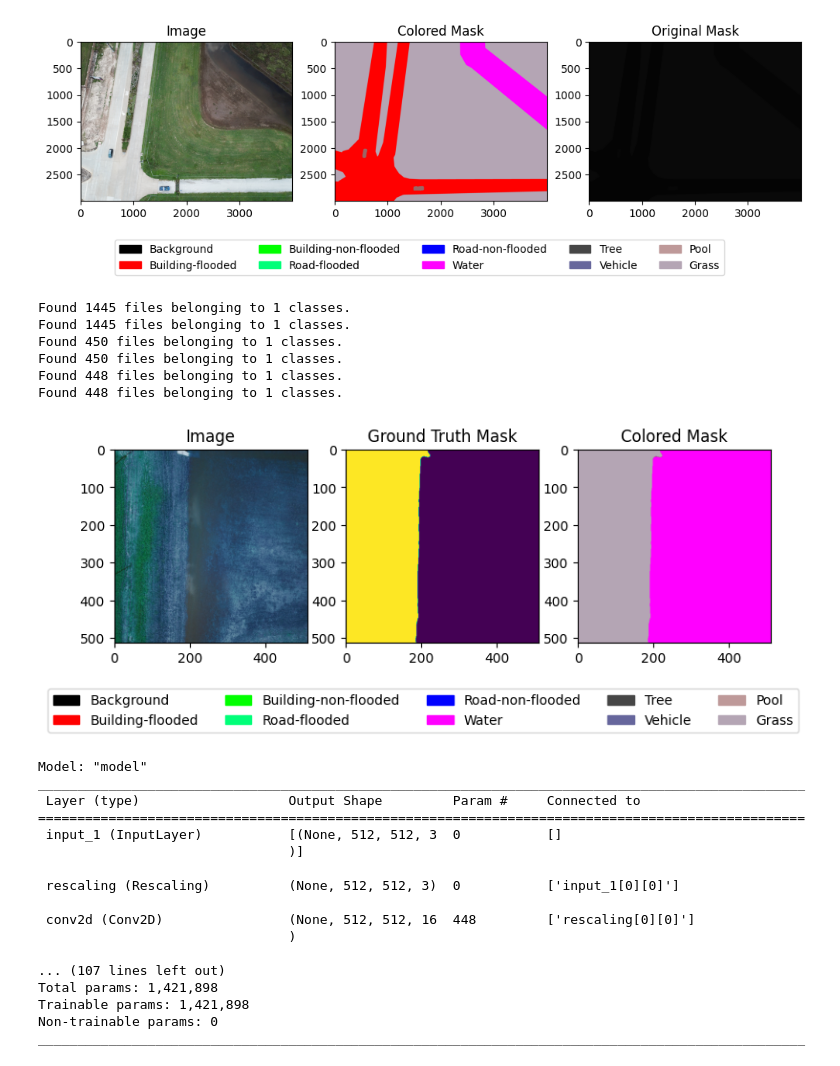
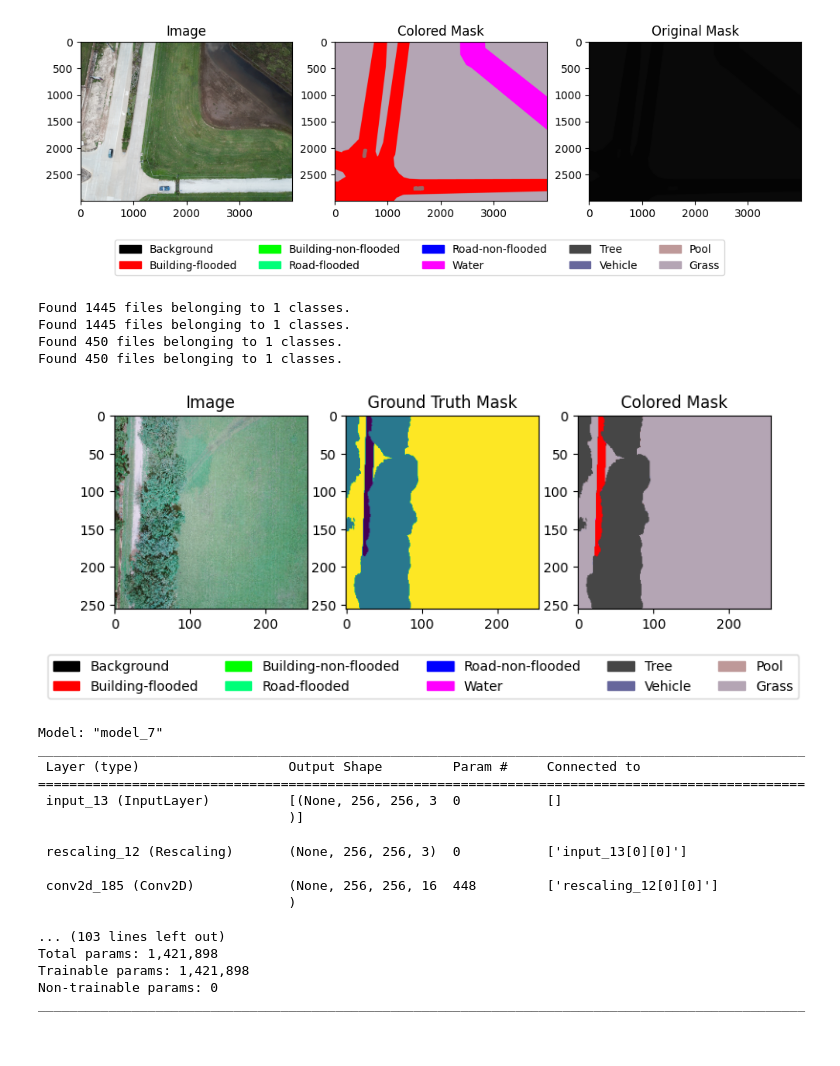
Before and after one commit to AbdulManaf12/Post-Flood-Disaster-Management, a Jupyter notebook: Segmentation/UNet training.ipynb, the cells around one changed output. Drawn from its saved outputs; the diff is of its cells as text; code cells hidden in the pictures.

```diff
--- a/Segmentation/UNet training.ipynb
+++ b/Segmentation/UNet training.ipynb
@@ -26,9 +26,9 @@ from keras.layers import Input, Conv2D, MaxPooling2D, concatenate, Conv2DTranspo
 # %%
 EPOCHS = 5
 SEED = 42
-BATCH_SIZE = 8
+BATCH_SIZE = 16
 NUM_ClASSES = 10
-IMAGE_SIZE = 512
+IMAGE_SIZE = 256
 INPUT_SIZE = (IMAGE_SIZE, IMAGE_SIZE, 3)
 DIR_DATA = r"E:\Segmentation\datasets\FloodNet-Supervised_v1.0"
 # %%
@@ -180,52 +180,40 @@ val_generator = load_combined_generator(
     BATCH_SIZE,
     IMAGE_SIZE
 )
-
-# Test set
-test_generator = load_combined_generator(
-    f'{DIR_DATA}\\test\\test-org-img',
-    f'{DIR_DATA}\\test\\test-label-img',
-    BATCH_SIZE,
-    IMAGE_SIZE
-)
 # %% [output]
 Found 1445 files belonging to 1 classes.
 Found 1445 files belonging to 1 classes.
 Found 450 files belonging to 1 classes.
 Found 450 files belonging to 1 classes.
-Found 448 files belonging to 1 classes.
-Found 448 files belonging to 1 classes.
 # %%
-img, ground_truth_mask = (next(iter(test_generator.take(1)))[0][0]).numpy(), (next(iter(test_generator.take(1)))[1][0]).numpy()
+img, ground_truth_mask = (next(iter(val_generator.take(1)))[0][3]).numpy(), (next(iter(val_generator.take(1)))[1][3]).numpy()
 
 ground_truth_mask = tf.argmax(ground_truth_mask, axis=-1)
 ground_truth_mask = tf.cast(ground_truth_mask, dtype=tf.float32)
-
-
 
 plt.figure(figsize=(12, 6))
 
 plt.subplot(1, 4, 1)
 plt.imshow(cv2.cvtColor(img, cv2.COLOR_BGR2RGB))
 plt.title('Image')
 
 plt.subplot(1, 4, 2)
 plt.imshow(ground_truth_mask, cmap='viridis')
 plt.title('Ground Truth Mask')
 
 plt.subplot(1, 4, 3)
 mask_colored = np.zeros_like(img, dtype=np.uint8)
 for class_name, class_idx in class_map.items():
     color = color_map[class_name]
     mask_indices = np.where(ground_truth_mask == class_idx)
     mask_colored[mask_indices[0], mask_indices[1], :] = color
 plt.imshow(cv2.cvtColor(mask_colored, cv2.COLOR_BGR2RGB))
 plt.title('Colored Mask')
 
 plt.legend(handles, labels, bbox_to_anchor =(-0.8,-0.5), loc='lower center', ncol=5)
 plt.show()
 # %% [output]
-[figure, old version]
+[figure, new version]
 # %%
 def build_unet(img_shape, height=4000, width=3000, channel=3, n_classes=10):
     # input layer shape is equal to patch image size
@@ -268,19 +256,19 @@ def build_unet(img_shape, height=4000, width=3000, channel=3, n_classes=10):
 model = f.build_unet(img_shape=INPUT_SIZE, n_classes=NUM_ClASSES)
 model.summary()
 # %% [output]
-Model: "model"
+Model: "model_7"
 __________________________________________________________________________________________________
  Layer (type)                   Output Shape         Param #     Connected to
 ==================================================================================================
- input_1 (InputLayer)           [(None, 512, 512, 3  0           []
+ input_13 (InputLayer)          [(None, 256, 256, 3  0           []
                                 )]
 
- rescaling (Rescaling)          (None, 512, 512, 3)  0           ['input_1[0][0]']
+ rescaling_12 (Rescaling)       (None, 256, 256, 3)  0           ['input_13[0][0]']
 
- conv2d (Conv2D)                (None, 512, 512, 16  448         ['rescaling[0][0]']
+ conv2d_185 (Conv2D)            (None, 256, 256, 16  448         ['rescaling_12[0][0]']
                                 )
 
-... (107 lines left out)
+... (103 lines left out)
 Total params: 1,421,898
 Trainable params: 1,421,898
 Non-trainable params: 0
```
Also changed, not shown: parts of 6 cells of this notebook.
